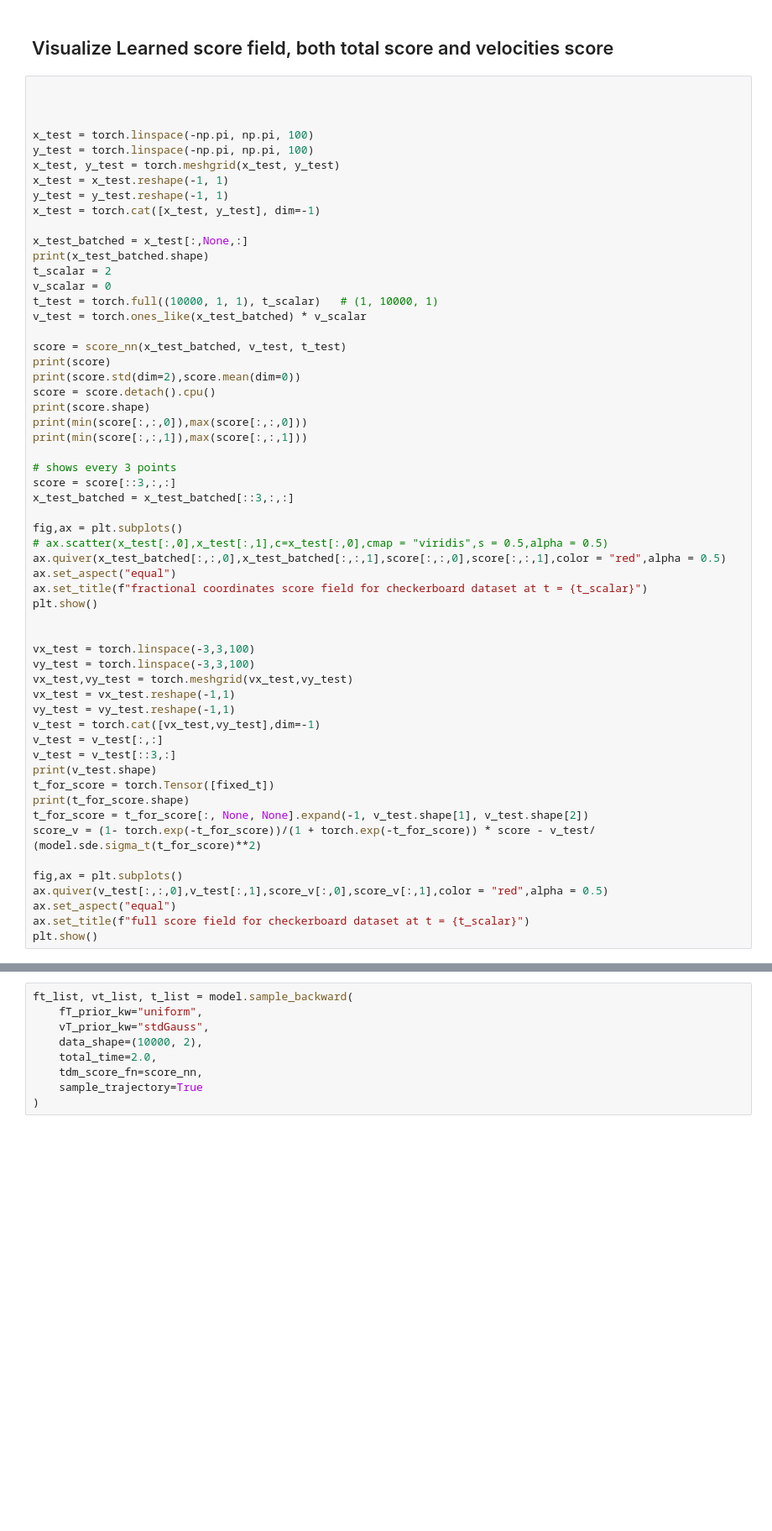
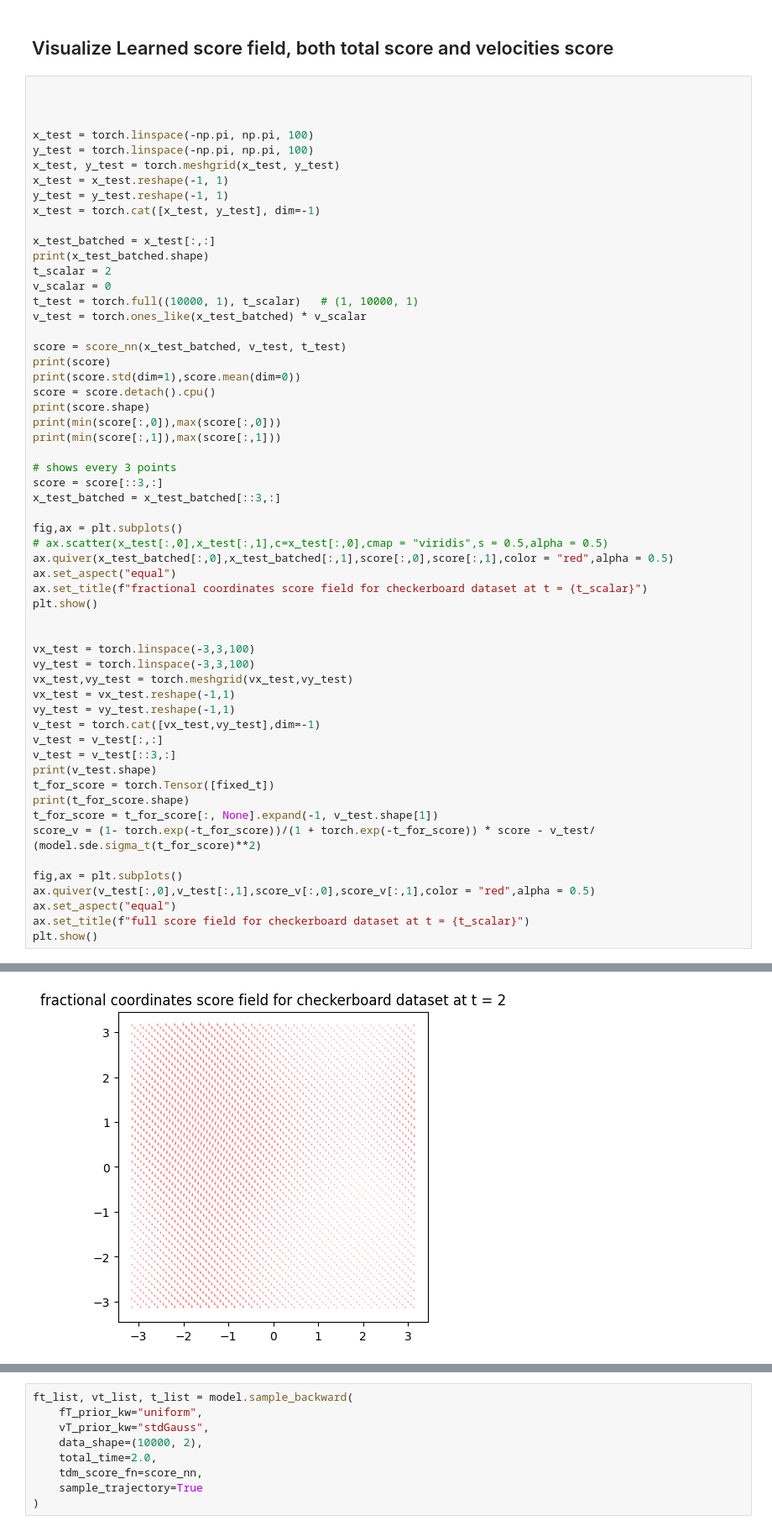
Before and after one commit to MateosCz/diffusion-playground, a Jupyter notebook: checkerboard_analysis.ipynb, the cells around one changed output, grey strips where cells are left out. Shown at 84% size. Cells and saved outputs as stored; diff of their text form; blank space fills up the shorter version.

```diff
--- a/checkerboard_analysis.ipynb
+++ b/checkerboard_analysis.ipynb
@@ -320,28 +311,28 @@ x_test = x_test.reshape(-1, 1)
 y_test = y_test.reshape(-1, 1)
 x_test = torch.cat([x_test, y_test], dim=-1)
 
-x_test_batched = x_test[:,None,:]
+x_test_batched = x_test[:,:]
 print(x_test_batched.shape)
 t_scalar = 2
 v_scalar = 0
-t_test = torch.full((10000, 1, 1), t_scalar)   # (1, 10000, 1)
+t_test = torch.full((10000, 1), t_scalar)   # (1, 10000, 1)
 v_test = torch.ones_like(x_test_batched) * v_scalar
 
 score = score_nn(x_test_batched, v_test, t_test)
 print(score)
-print(score.std(dim=2),score.mean(dim=0))
+print(score.std(dim=1),score.mean(dim=0))
 score = score.detach().cpu()
 print(score.shape)
-print(min(score[:,:,0]),max(score[:,:,0]))
-print(min(score[:,:,1]),max(score[:,:,1]))
+print(min(score[:,0]),max(score[:,0]))
+print(min(score[:,1]),max(score[:,1]))
 
 # shows every 3 points
-score = score[::3,:,:]
-x_test_batched = x_test_batched[::3,:,:]
+score = score[::3,:]
+x_test_batched = x_test_batched[::3,:]
 
 fig,ax = plt.subplots()
 # ax.scatter(x_test[:,0],x_test[:,1],c=x_test[:,0],cmap = "viridis",s = 0.5,alpha = 0.5)
-ax.quiver(x_test_batched[:,:,0],x_test_batched[:,:,1],score[:,:,0],score[:,:,1],color = "red",alpha = 0.5)
+ax.quiver(x_test_batched[:,0],x_test_batched[:,1],score[:,0],score[:,1],color = "red",alpha = 0.5)
 ax.set_aspect("equal")
 ax.set_title(f"fractional coordinates score field for checkerboard dataset at t = {t_scalar}")
 plt.show()
@@ -358,11 +349,11 @@ v_test = v_test[::3,:]
 print(v_test.shape)
 t_for_score = torch.Tensor([fixed_t])
 print(t_for_score.shape)
-t_for_score = t_for_score[:, None, None].expand(-1, v_test.shape[1], v_test.shape[2])
+t_for_score = t_for_score[:, None].expand(-1, v_test.shape[1])
 score_v = (1- torch.exp(-t_for_score))/(1 + torch.exp(-t_for_score)) * score - v_test/ (model.sde.sigma_t(t_for_score)**2)
 
 fig,ax = plt.subplots()
-ax.quiver(v_test[:,:,0],v_test[:,1],score_v[:,0],score_v[:,1],color = "red",alpha = 0.5)
+ax.quiver(v_test[:,0],v_test[:,1],score_v[:,0],score_v[:,1],color = "red",alpha = 0.5)
 ax.set_aspect("equal")
 ax.set_title(f"full score field for checkerboard dataset at t = {t_scalar}")
 plt.show()
@@ -370,0 +374 @@ torch.Size([10000, 1, 2])
+[figure, added]
```
Also changed, not shown: parts of 8 cells of this notebook, 2 other files.
